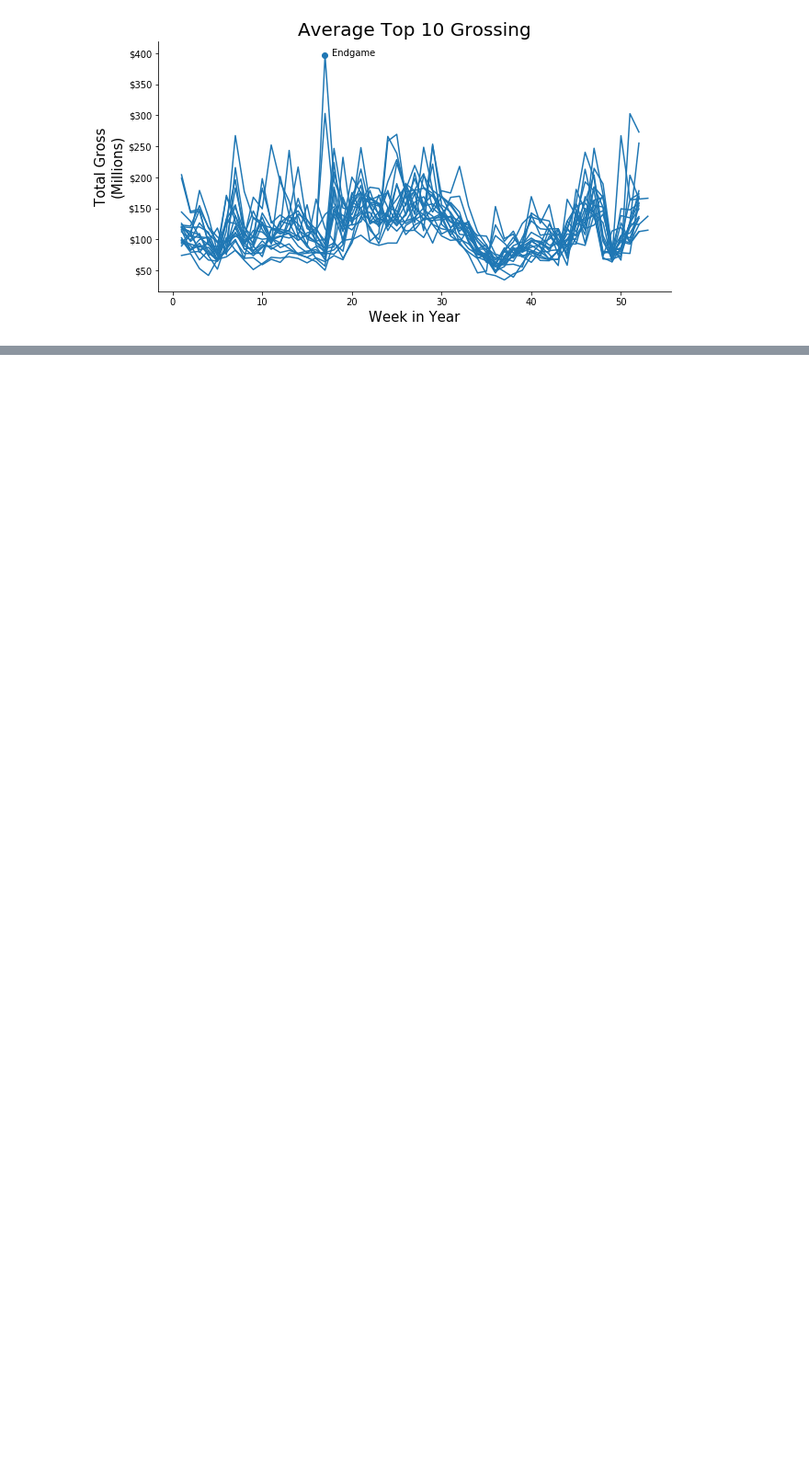
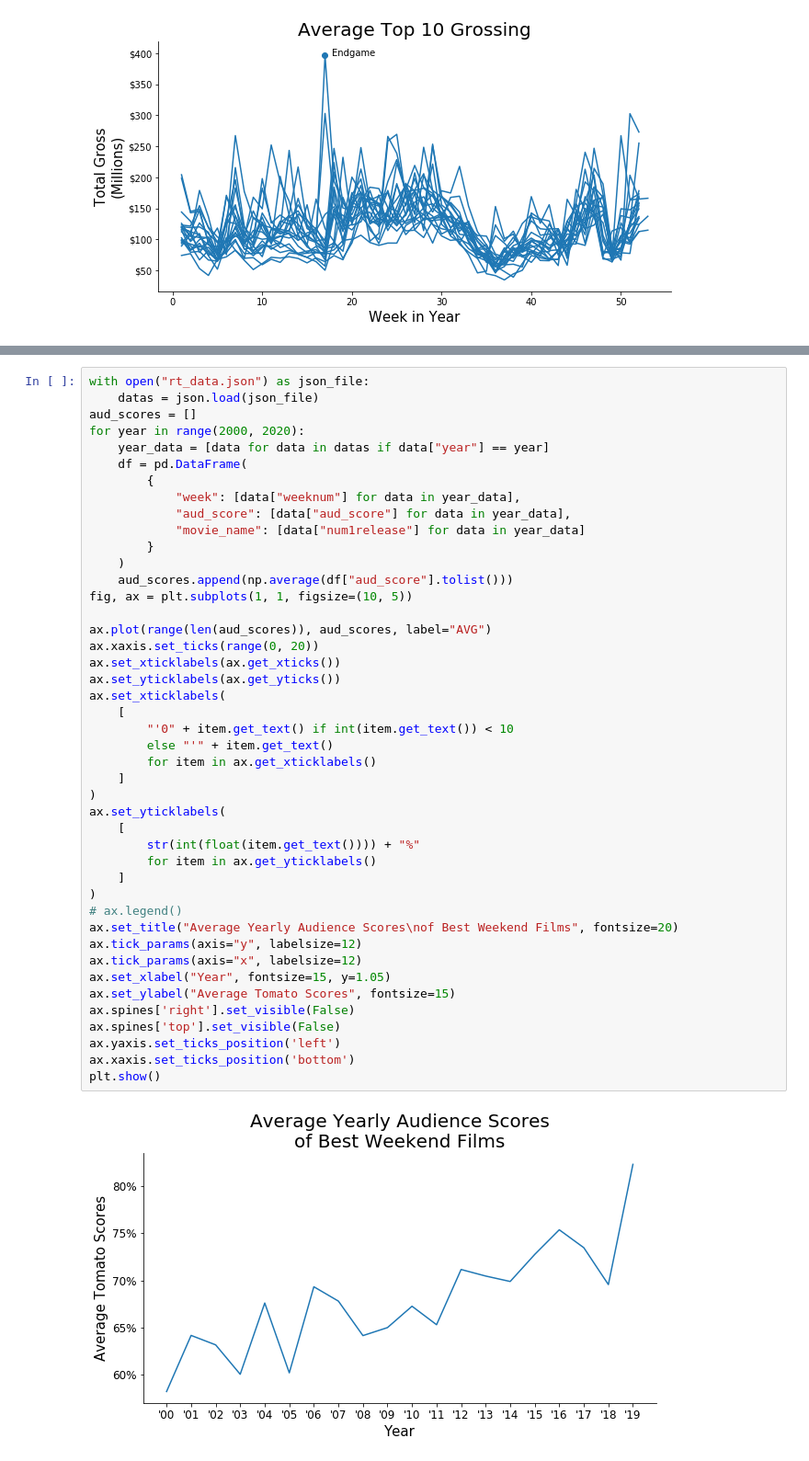
Before and after one commit to tnorlund/ANLT234-01_2019F-A03--NORLUND_TYLER, a Jupyter notebook: graphs.ipynb, the cells around one changed output, grey strips where cells are left out. Shown: that part at 92% size. Cells and saved outputs as stored; diff of their text form; blank space fills up the shorter version.

```diff
--- a/graphs.ipynb
+++ b/graphs.ipynb
@@ -390,0 +420,46 @@ df
+# %%
+with open("rt_data.json") as json_file:
+    datas = json.load(json_file)
+aud_scores = []
+for year in range(2000, 2020):
+    year_data = [data for data in datas if data["year"] == year]
+    df = pd.DataFrame(
+        {
+            "week": [data["weeknum"] for data in year_data],
+            "aud_score": [data["aud_score"] for data in year_data],
+            "movie_name": [data["num1release"] for data in year_data]
+        }
+    )
+    aud_scores.append(np.average(df["aud_score"].tolist()))
+fig, ax = plt.subplots(1, 1, figsize=(10, 5))
+
+ax.plot(range(len(aud_scores)), aud_scores, label="AVG")
+ax.xaxis.set_ticks(range(0, 20))
+ax.set_xticklabels(ax.get_xticks())
+ax.set_yticklabels(ax.get_yticks())
+ax.set_xticklabels(
+    [
+        "'0" + item.get_text() if int(item.get_text()) < 10
+        else "'" + item.get_text()
+        for item in ax.get_xticklabels()
+    ]
+)
+ax.set_yticklabels(
+    [
+        str(int(float(item.get_text()))) + "%"
+        for item in ax.get_yticklabels()
+    ]
+)
+# ax.legend()
+ax.set_title("Average Yearly Audience Scores\nof Best Weekend Films", fontsize=20)
+ax.tick_params(axis="y", labelsize=12)
+ax.tick_params(axis="x", labelsize=12)
+ax.set_xlabel("Year", fontsize=15, y=1.05)
+ax.set_ylabel("Average Tomato Scores", fontsize=15)
+ax.spines['right'].set_visible(False)
+ax.spines['top'].set_visible(False)
+ax.yaxis.set_ticks_position('left')
+ax.xaxis.set_ticks_position('bottom')
+plt.show()
+# %% [output]
+[figure, added]
```
Also changed, not shown: parts of 2 cells of this notebook, 5 other files.
